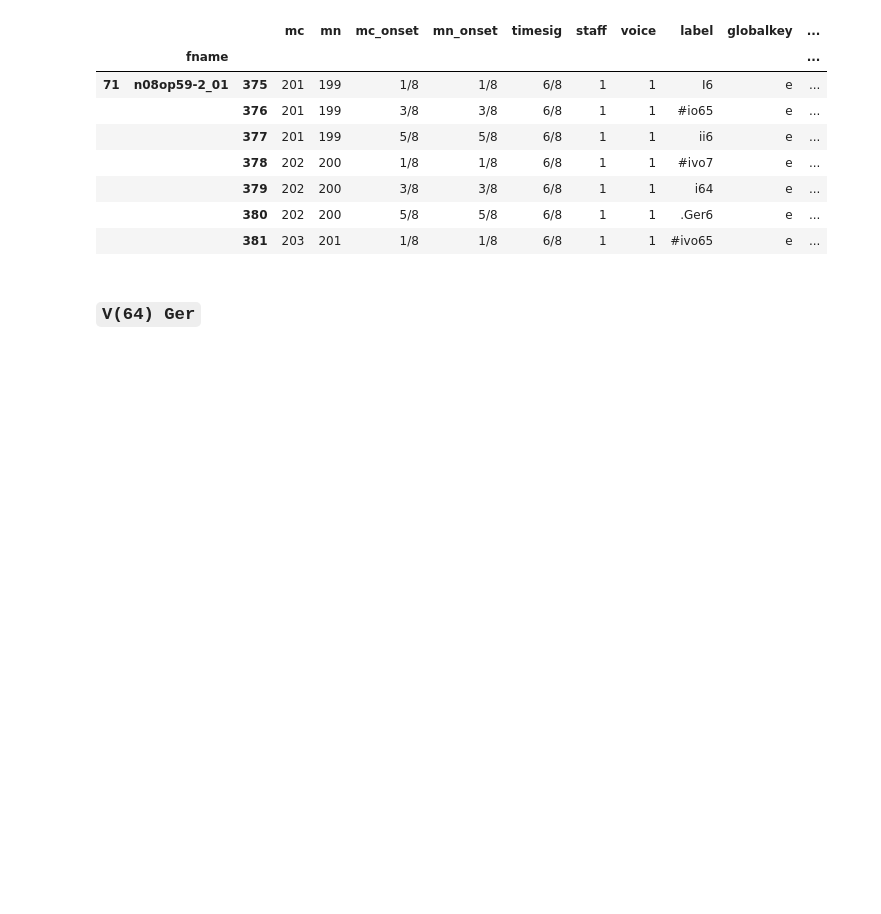
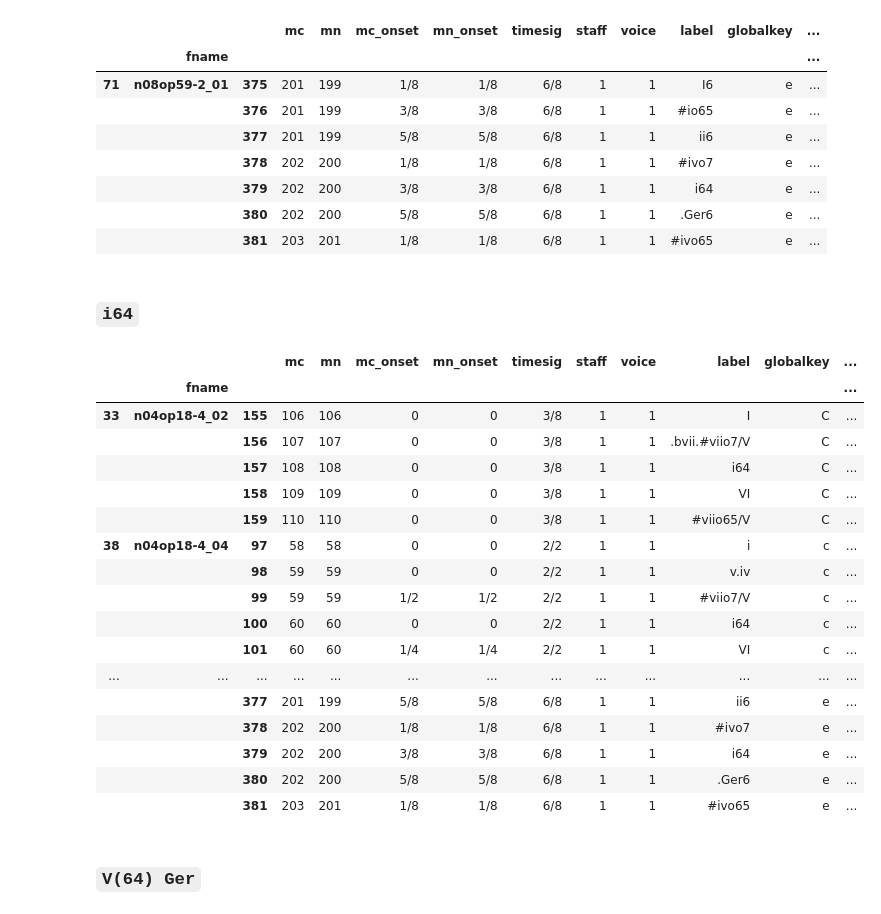
Before and after one commit to DCMLab/coup, a Jupyter notebook: chromatic_bass.ipynb, the cells around one changed output. Cells and saved outputs as stored; diff of their text form; code cells hidden in the pictures; blank space fills up the shorter version.

```diff
--- a/chromatic_bass.ipynb
+++ b/chromatic_bass.ipynb
@@ -396,6 +419,29 @@ show(ascending, ('i64', 'Ger'))
 |  |  | 379 | 202 | 200 | 3/8 | 3/8 | 6/8 | 1 | 1 | i64 | e | ... |
 |  |  | 380 | 202 | 200 | 5/8 | 5/8 | 6/8 | 1 | 1 | .Ger6 | e | ... |
 |  |  | 381 | 203 | 201 | 1/8 | 1/8 | 6/8 | 1 | 1 | #ivo65 | e | ... |
+# %% [markdown]
+### `i64`
+# %%
+show(ascending, ('i64',))
+# %% [output]
+|  |  |  | mc | mn | mc_onset | mn_onset | timesig | staff | voice | label | globalkey | ... |
+|  | fname |  |  |  |  |  |  |  |  |  |  | ... |
+| 33 | n04op18-4_02 | 155 | 106 | 106 | 0 | 0 | 3/8 | 1 | 1 | I | C | ... |
+|  |  | 156 | 107 | 107 | 0 | 0 | 3/8 | 1 | 1 | .bvii.#viio7/V | C | ... |
+|  |  | 157 | 108 | 108 | 0 | 0 | 3/8 | 1 | 1 | i64 | C | ... |
+|  |  | 158 | 109 | 109 | 0 | 0 | 3/8 | 1 | 1 | VI | C | ... |
+|  |  | 159 | 110 | 110 | 0 | 0 | 3/8 | 1 | 1 | #viio65/V | C | ... |
+| 38 | n04op18-4_04 | 97 | 58 | 58 | 0 | 0 | 2/2 | 1 | 1 | i | c | ... |
+|  |  | 98 | 59 | 59 | 0 | 0 | 2/2 | 1 | 1 | v.iv | c | ... |
+|  |  | 99 | 59 | 59 | 1/2 | 1/2 | 2/2 | 1 | 1 | #viio7/V | c | ... |
+|  |  | 100 | 60 | 60 | 0 | 0 | 2/2 | 1 | 1 | i64 | c | ... |
+|  |  | 101 | 60 | 60 | 1/4 | 1/4 | 2/2 | 1 | 1 | VI | c | ... |
+| ... | ... | ... | ... | ... | ... | ... | ... | ... | ... | ... | ... | ... |
+|  |  | 377 | 201 | 199 | 5/8 | 5/8 | 6/8 | 1 | 1 | ii6 | e | ... |
+|  |  | 378 | 202 | 200 | 1/8 | 1/8 | 6/8 | 1 | 1 | #ivo7 | e | ... |
+|  |  | 379 | 202 | 200 | 3/8 | 3/8 | 6/8 | 1 | 1 | i64 | e | ... |
+|  |  | 380 | 202 | 200 | 5/8 | 5/8 | 6/8 | 1 | 1 | .Ger6 | e | ... |
+|  |  | 381 | 203 | 201 | 1/8 | 1/8 | 6/8 | 1 | 1 | #ivo65 | e | ... |
 # %% [markdown]
 ### `V(64) Ger`
 # %%
```
Also changed, not shown: parts of 2 cells of this notebook.
